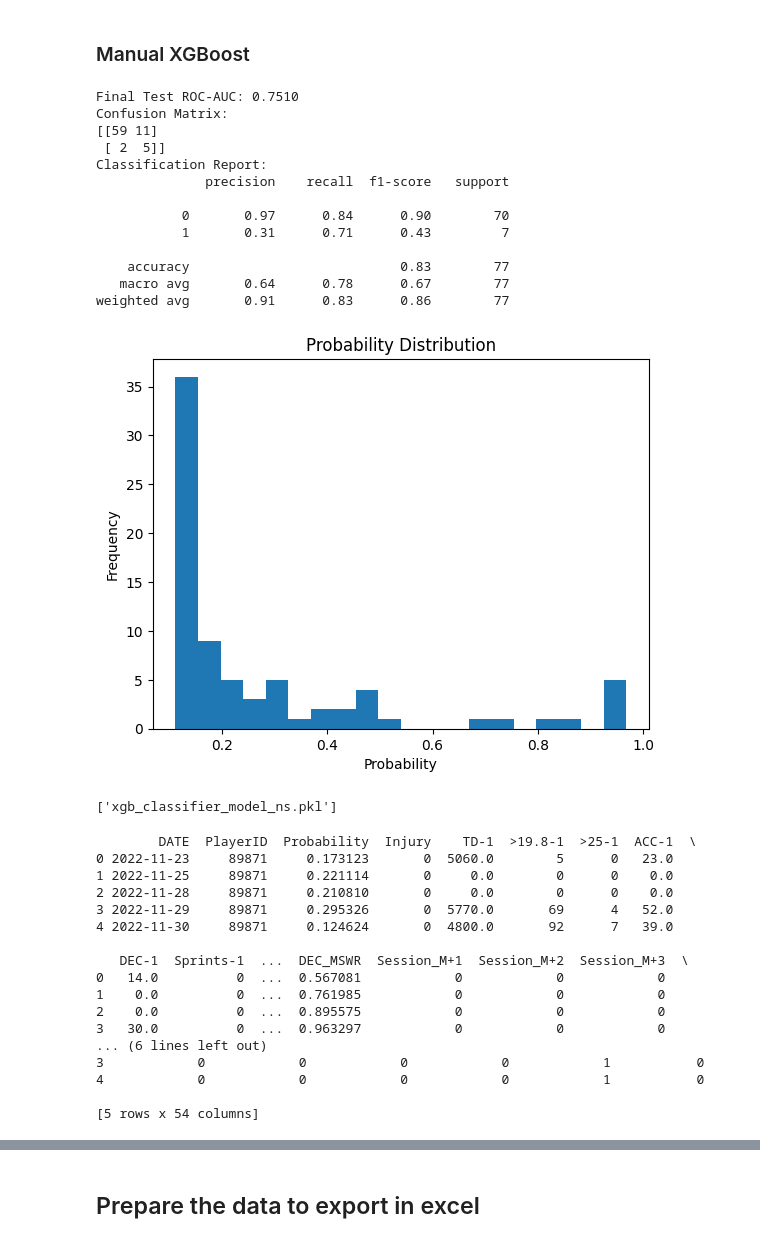
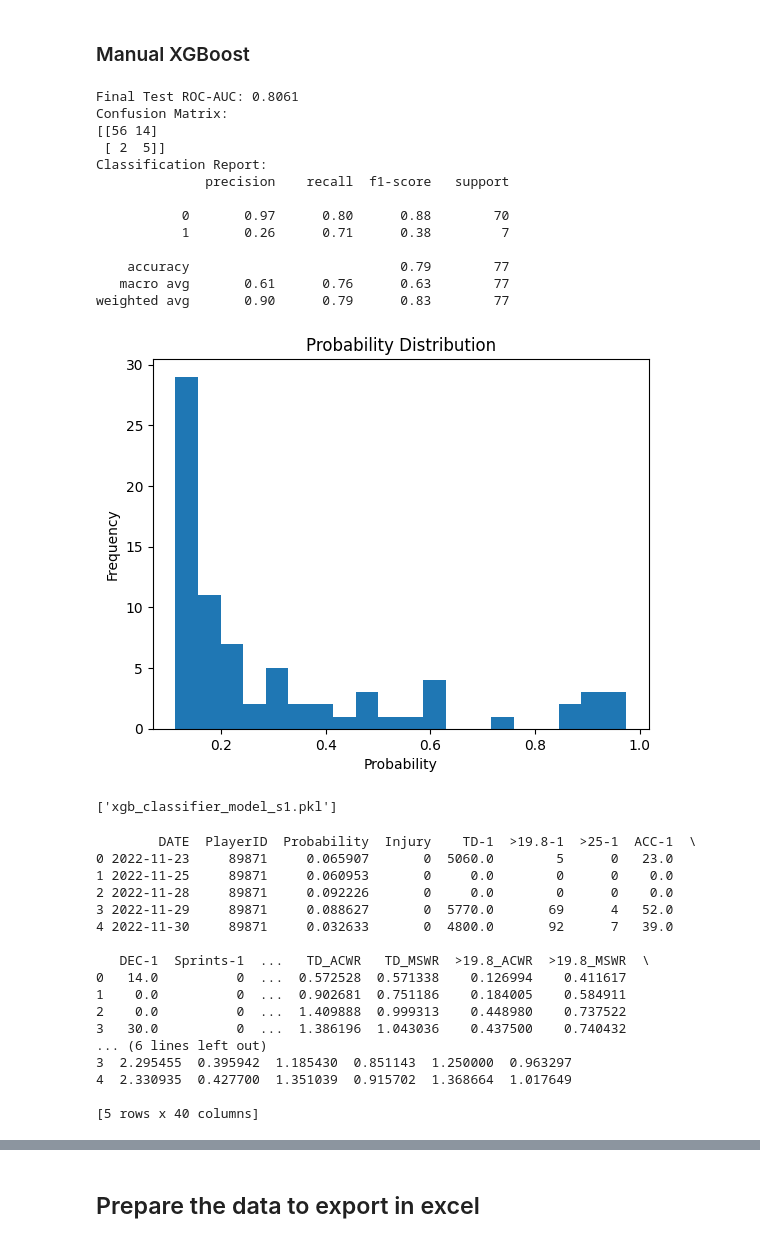
Before and after one commit to Tommy-Las/WatfordFC, a Jupyter notebook: ML_Model.ipynb, the cells around one changed output, grey strips where cells are left out. Saved outputs shown, nothing was run; the diff lists cells and outputs as text; code cells hidden in the pictures.

```diff
--- a/ML_Model.ipynb
+++ b/ML_Model.ipynb
@@ -192,23 +192,23 @@ Index(['DATE', 'Injury', 'season', 'preseason-season', 'TD', '>19.8', '>25',
 #        'DEC-7', 'Sprints-7', 'TD_MSWR','>19.8_MSWR','>25_MSWR', 'ACC_MSWR','DEC_MSWR']
 
 # No Relative values data
+metrics_train = ['Injury','TD-1', '>19.8-1', '>25-1', 'ACC-1', 'DEC-1', 'Sprints-1',
+       'Mins-1', '% Max Speed-1', 'TD-3', '>19.8-3', '>25-3', 'ACC-3',
+       'DEC-3', 'Sprints-3', 'TD-7', '>19.8-7', '>25-7', 'ACC-7',
+       'DEC-7', 'Sprints-7', 'TD-21', '>19.8-21', '>25-21', 'ACC-21',
+       'DEC-21', 'Sprints-21', 'TD_ACWR', 'TD_MSWR', '>19.8_ACWR',
+       '>19.8_MSWR', '>25_ACWR', '>25_MSWR', 'ACC_ACWR', 'ACC_MSWR',
+       'DEC_ACWR', 'DEC_MSWR','Session_M+1', 'Session_M+2', 'Session_M+3',
+       'Session_M-1', 'Session_M-2', 'Session_M-3', 'Session_M-4',
+       'Session_M-5', 'Session_MD']
+
 # metrics_train = ['Injury','TD-1', '>19.8-1', '>25-1', 'ACC-1', 'DEC-1', 'Sprints-1',
 #        'Mins-1', '% Max Speed-1', 'TD-3', '>19.8-3', '>25-3', 'ACC-3',
 #        'DEC-3', 'Sprints-3', 'TD-7', '>19.8-7', '>25-7', 'ACC-7',
 #        'DEC-7', 'Sprints-7', 'TD-21', '>19.8-21', '>25-21', 'ACC-21',
 #        'DEC-21', 'Sprints-21', 'TD_ACWR', 'TD_MSWR', '>19.8_ACWR',
 #        '>19.8_MSWR', '>25_ACWR', '>25_MSWR', 'ACC_ACWR', 'ACC_MSWR',
-#        'DEC_ACWR', 'DEC_MSWR','Session_M+1', 'Session_M+2', 'Session_M+3',
-#        'Session_M-1', 'Session_M-2', 'Session_M-3', 'Session_M-4',
-#        'Session_M-5', 'Session_MD']
-
-metrics_train = ['Injury','TD-1', '>19.8-1', '>25-1', 'ACC-1', 'DEC-1', 'Sprints-1',
-       'Mins-1', '% Max Speed-1', 'TD-3', '>19.8-3', '>25-3', 'ACC-3',
-       'DEC-3', 'Sprints-3', 'TD-7', '>19.8-7', '>25-7', 'ACC-7',
-       'DEC-7', 'Sprints-7', 'TD-21', '>19.8-21', '>25-21', 'ACC-21',
-       'DEC-21', 'Sprints-21', 'TD_ACWR', 'TD_MSWR', '>19.8_ACWR',
-       '>19.8_MSWR', '>25_ACWR', '>25_MSWR', 'ACC_ACWR', 'ACC_MSWR',
-       'DEC_ACWR', 'DEC_MSWR']
+#        'DEC_ACWR', 'DEC_MSWR']
 
 # metrics_train = ['Injury','TD-1', '>19.8-1', '>25-1', 'ACC-1', 'DEC-1', 'Sprints-1',
 #        'TD_Rel-1', '>19.8_Rel-1', '>25_Rel-1', 'ACC_Rel-1',
@@ -1175,7 +1196,7 @@ base_params_xgboost = {
 
 param_grid = {
   'learning_rate':0.005,  # Explore smaller learning rates
-  'max_depth':13,            # Test broader depth values
+  'max_depth':15,            # Test broader depth values
   'n_estimators':400,     # Include larger estimators
   'scale_pos_weight': 11,
   'alpha': 0,  # L regularization
@@ -1232,46 +1253,46 @@ final_model.fit(X_train_scaled,
 y_pred_probs = final_model.predict_proba(X_test_scaled)[:, 1]
 # Apply custom threshold
 threshold = 0.4
 y_pred = (y_pred_probs >= threshold).astype(int)
 
 test_roc_auc = roc_auc_score(y_test, y_pred_probs)
 print(f"Final Test ROC-AUC: {test_roc_auc:.4f}")
 
 # Confusion matrix
 cm = confusion_matrix(y_test, y_pred)
 print("Confusion Matrix:")
 print(cm)
 
 # Classification report
 report = classification_report(y_test, y_pred)
 print("Classification Report:")
 print(report)
 
 plt.hist(y_pred_probs, bins=20)
 plt.title("Probability Distribution")
 plt.xlabel("Probability")
 plt.ylabel("Frequency")
 plt.show()
 # %% [output]
-Final Test ROC-AUC: 0.7510
+Final Test ROC-AUC: 0.8061
 Confusion Matrix:
-[[59 11]
+[[56 14]
  [ 2  5]]
 Classification Report:
               precision    recall  f1-score   support
 
-           0       0.97      0.84      0.90        70
-           1       0.31      0.71      0.43         7
+           0       0.97      0.80      0.88        70
+           1       0.26      0.71      0.38         7
 
-    accuracy                           0.83        77
-   macro avg       0.64      0.78      0.67        77
-weighted avg       0.91      0.83      0.86        77
+    accuracy                           0.79        77
+   macro avg       0.61      0.76      0.63        77
+weighted avg       0.90      0.79      0.83        77
-[figure, old version]
+[figure, new version]
 # %%
 import joblib
-joblib.dump(final_model, 'xgb_classifier_model_ns.pkl')
+joblib.dump(final_model, 'xgb_classifier_model_s1.pkl')
 # %% [output]
-['xgb_classifier_model_ns.pkl']
+['xgb_classifier_model_s1.pkl']
 # %%
 # Get probabilities from XGBoost
 xgboost_probabilities = y_pred_probs
@@ -1292,22 +1313,22 @@ new_xgboost_df = new_xgboost_df[[col for col in column_order_xgboost if col in n
 print(new_xgboost_df.head())
 # %% [output]
         DATE  PlayerID  Probability  Injury    TD-1  >19.8-1  >25-1  ACC-1  \
-0 2022-11-23     89871     0.173123       0  5060.0        5      0   23.0
-1 2022-11-25     89871     0.221114       0     0.0        0      0    0.0
-2 2022-11-28     89871     0.210810       0     0.0        0      0    0.0
-3 2022-11-29     89871     0.295326       0  5770.0       69      4   52.0
-4 2022-11-30     89871     0.124624       0  4800.0       92      7   39.0
+0 2022-11-23     89871     0.065907       0  5060.0        5      0   23.0
+1 2022-11-25     89871     0.060953       0     0.0        0      0    0.0
+2 2022-11-28     89871     0.092226       0     0.0        0      0    0.0
+3 2022-11-29     89871     0.088627       0  5770.0       69      4   52.0
+4 2022-11-30     89871     0.032633       0  4800.0       92      7   39.0
 
-   DEC-1  Sprints-1  ...  DEC_MSWR  Session_M+1  Session_M+2  Session_M+3  \
-0   14.0          0  ...  0.567081            0            0            0
-1    0.0          0  ...  0.761985            0            0            0
-2    0.0          0  ...  0.895575            0            0            0
-3   30.0          0  ...  0.963297            0            0            0
+   DEC-1  Sprints-1  ...   TD_ACWR   TD_MSWR  >19.8_ACWR  >19.8_MSWR  \
+0   14.0          0  ...  0.572528  0.571338    0.126994    0.411617
+1    0.0          0  ...  0.902681  0.751186    0.184005    0.584911
+2    0.0          0  ...  1.409888  0.999313    0.448980    0.737522
+3   30.0          0  ...  1.386196  1.043036    0.437500    0.740432
 ... (6 lines left out)
-3            0            0            0            0            1           0
-4            0            0            0            0            1           0
+3  2.295455  0.395942  1.185430  0.851143  1.250000  0.963297
+4  2.330935  0.427700  1.351039  0.915702  1.368664  1.017649
 
-[5 rows x 54 columns]
+[5 rows x 40 columns]
 # %%
 # Initialize SHAP TreeExplainer
 explainer = shap.TreeExplainer(final_model)
```
Also changed, not shown: parts of 13 cells of this notebook, 4 other files.
